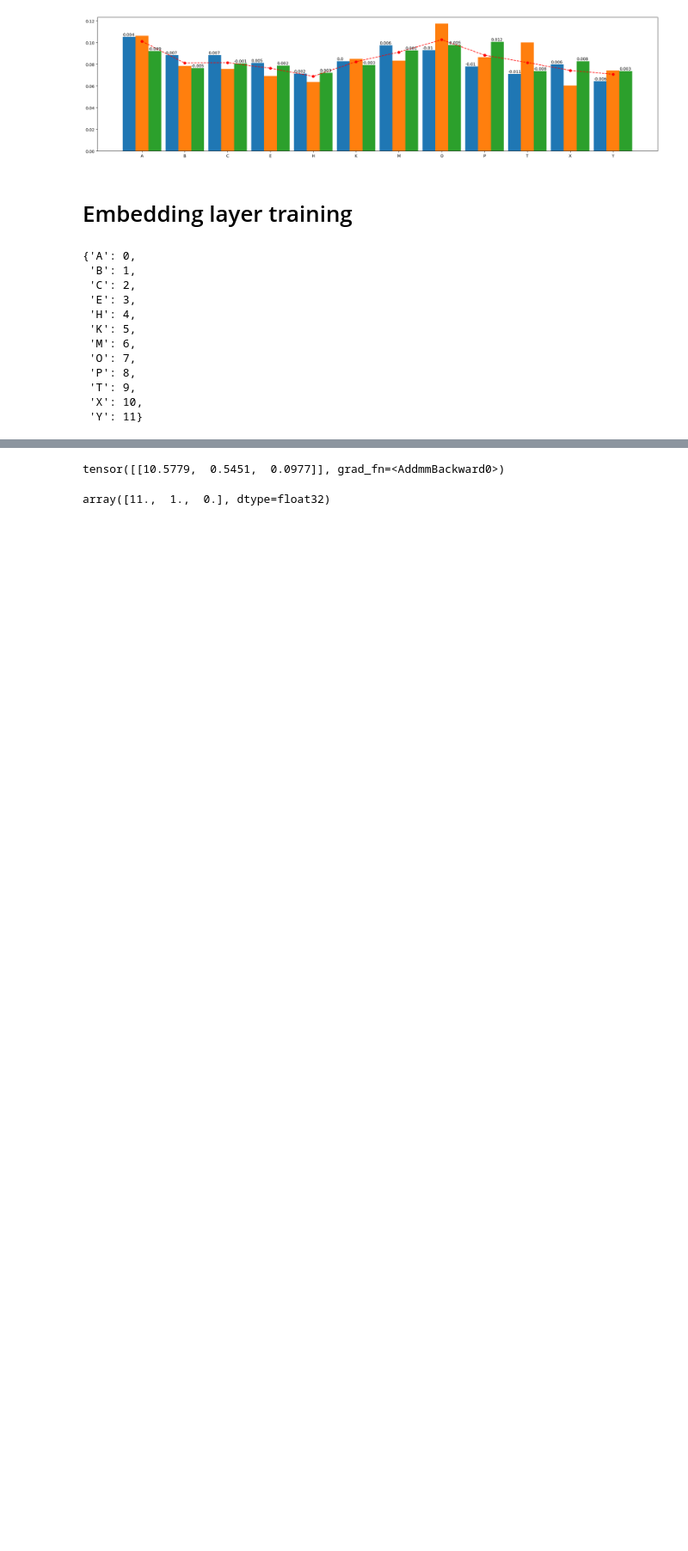
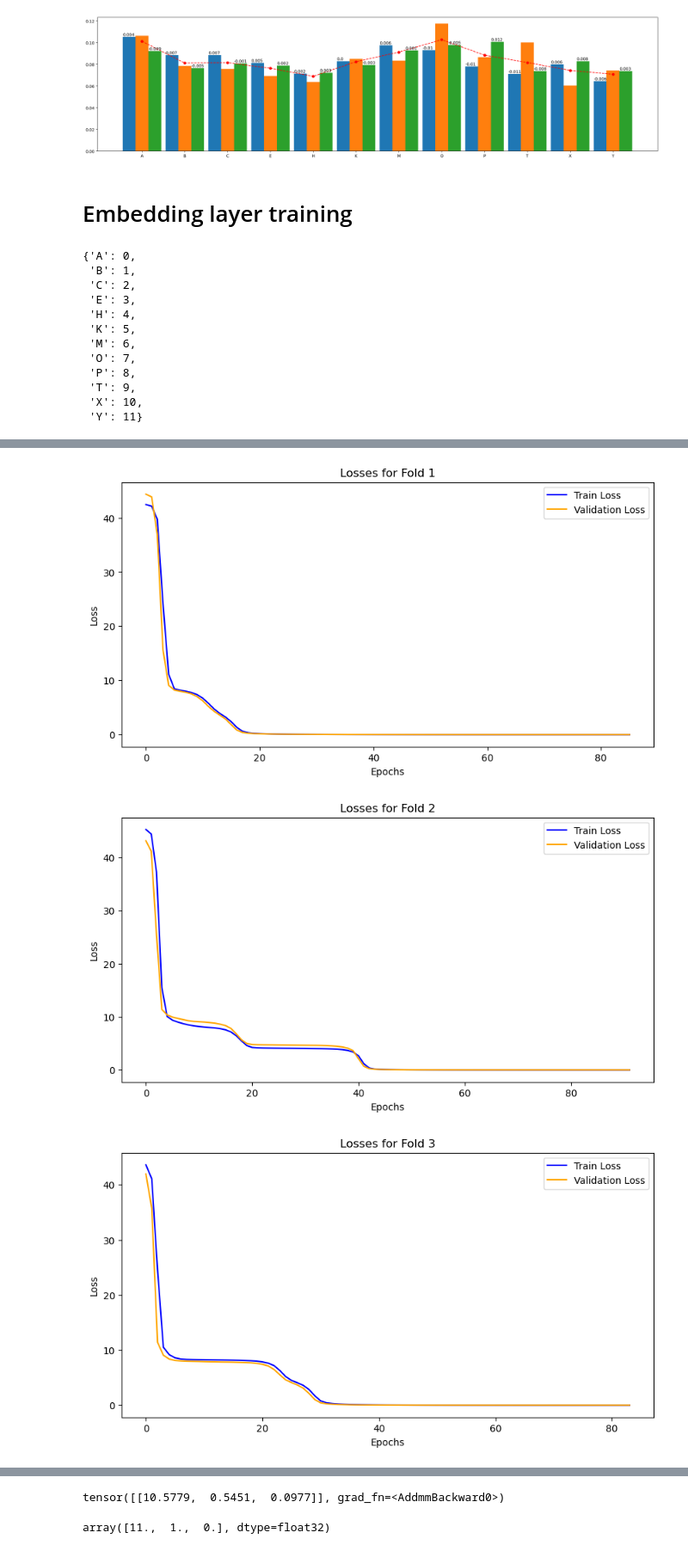
Before and after one commit to woxane/Russian-Car-Plates-Prices-Prediction, a Jupyter notebook: autoencoder.ipynb, the cells around one changed output, grey strips where cells are left out. Shown at 86% size. Cells and saved outputs as stored; diff of their text form; code cells hidden in the pictures; blank space fills up the shorter version.

Commit message:
feat(autoencoder): visualization loss for each fold

```diff
--- a/autoencoder.ipynb
+++ b/autoencoder.ipynb
@@ -176,7 +176,7 @@ class SeriesDataset(Dataset):
 
 dataset = SeriesDataset(unique_series_sorted)
 batch_size = 16
-k_folds = 3
+k_folds = 12
 
 kf = KFold(n_splits=k_folds, shuffle=True, random_state=42)
 # %%
@@ -245,6 +245,10 @@ num_epochs = 300
 
 # Optimal hyperparameters: lr=0.0001, epoch=500, kfolds=12, batchsize=128
 # Better hyperparameter: le=0.0001, epoch=200, kfolds=12, batchsize=32 (with out relu for first and last layer in encoder and deocder)
+
+all_train_losses = []
+all_val_losses = []
+
 
 
 for fold, (train_idx, val_idx) in enumerate(kf.split(dataset)):
@@ -264,6 +268,9 @@ for fold, (train_idx, val_idx) in enumerate(kf.split(dataset)):
 
     optimizer = optim.Adam(model.parameters(), lr=0.00005)
 
+    train_losses = []
+    val_losses = []
+
     for epoch in range(num_epochs):
         model.train()
         train_loss = 0.0
@@ -279,6 +286,7 @@ for fold, (train_idx, val_idx) in enumerate(kf.split(dataset)):
             train_loss += loss.item() * inputs.size(0)
 
         train_loss /= len(train_subset)
+        train_losses.append(train_loss)
 
         # Validation
         model.eval()
@@ -287,10 +295,12 @@ for fold, (train_idx, val_idx) in enumerate(kf.split(dataset)):
             for inputs in val_loader:
                 targets = inputs.clone()
                 outputs = model(inputs)
-                loss = criterion(outputs, targets)
+                #loss = criterion(outputs, targets)
+                loss = weighted_mse_loss(outputs, targets, index_weights)
                 val_loss += loss.item() * inputs.size(0)
 
         val_loss /= len(val_subset)
+        val_losses.append(val_loss)
 
         print(f"Epoch [{epoch+1}/{num_epochs}] Train Loss: {train_loss:.4f}, Val Loss: {val_loss:.4f}")
 
@@ -298,5 +308,9 @@ for fold, (train_idx, val_idx) in enumerate(kf.split(dataset)):
         if early_stopper.early_stop:
             print(f"Early stopping triggered at epoch {epoch} with val loss: {val_loss}.")
             break
+
+
+    all_train_losses.append(train_losses)
+    all_val_losses.append(val_losses)
 # %% [output]
 === Fold 1 ===
@@ -318,0 +334,14 @@ Early stopping triggered at epoch 127 with val loss: 0.0004222189616282574.
+# %%
+for fold in range(k_folds):
+    plt.figure(figsize=(10, 5))
+    plt.plot(all_train_losses[fold], label='Train Loss', color='blue')
+    plt.plot(all_val_losses[fold], label='Validation Loss', color='orange')
+    plt.title(f'Losses for Fold {fold + 1}')
+    plt.xlabel('Epochs')
+    plt.ylabel('Loss')
+    plt.legend()
+    plt.show()
+# %% [output]
+[figure, added]
+[figure, added]
+[figure, added]
```
Also changed, not shown: parts of 2 cells of this notebook.
